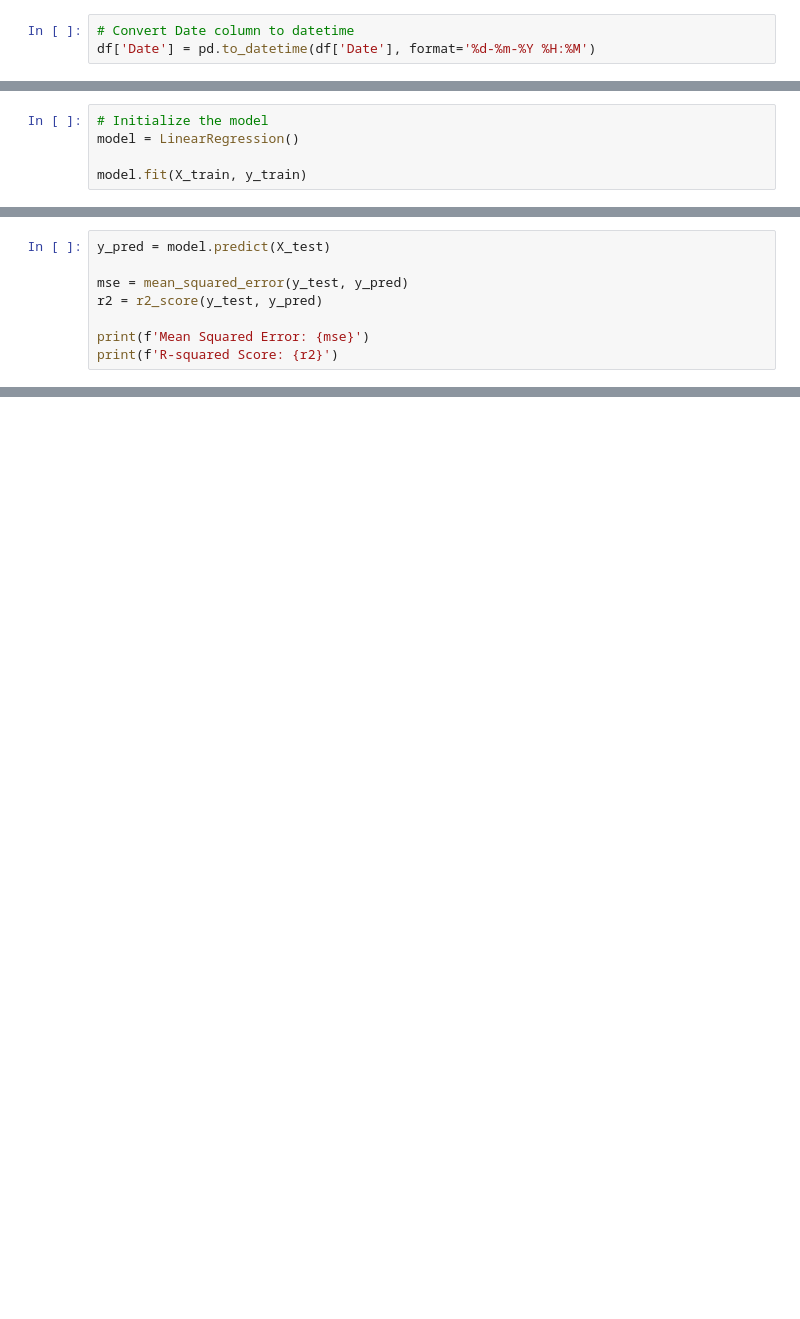
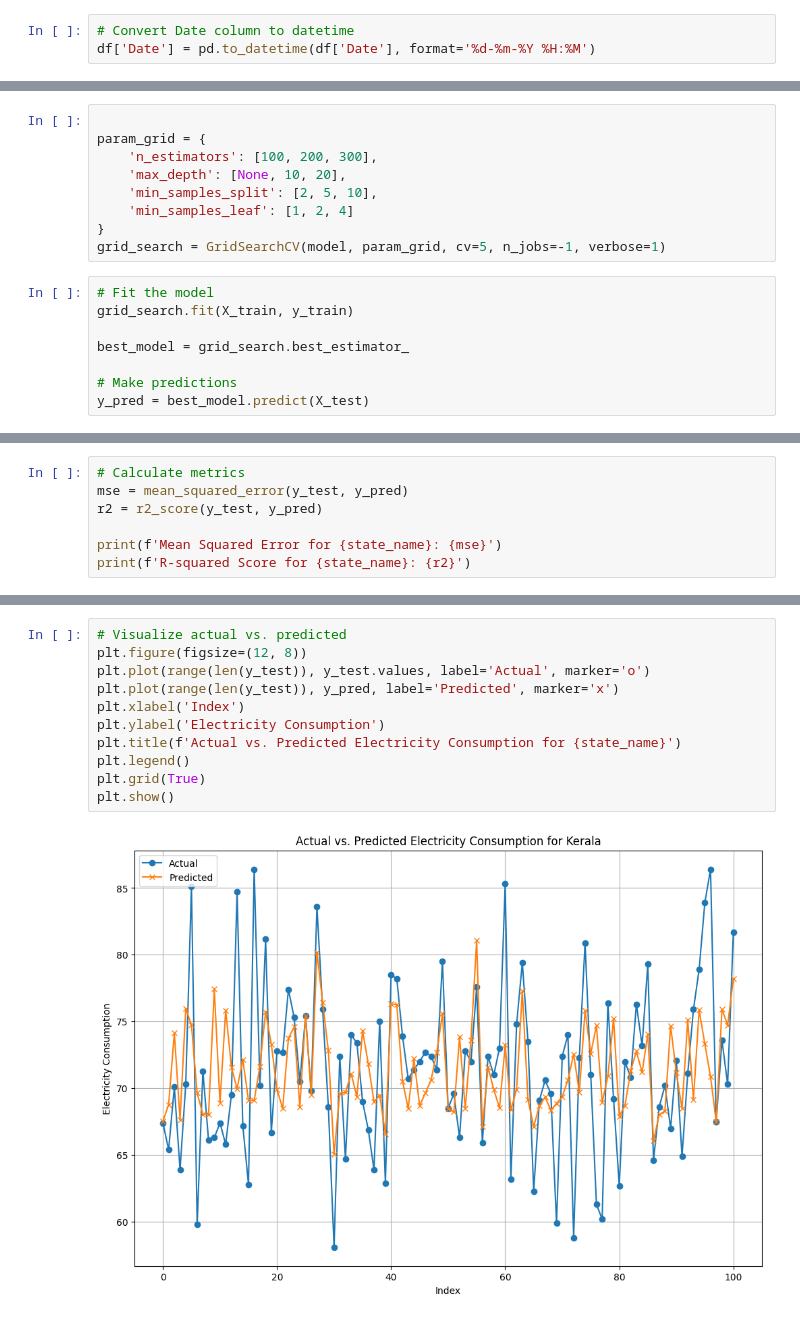
Before and after one commit to yogeshofficial24/Forecasting_Energy_Demand, a Jupyter notebook: main.ipynb, the cells around one changed output, grey strips where cells are left out. Drawn from its saved outputs; the diff is of its cells as text; blank space fills up the shorter version.

```diff
--- a/main.ipynb
+++ b/main.ipynb
@@ -92,5 +28,0 @@ X_train, X_test, y_train, y_test = train_test_split(X, y, test_size=0.2, random_
-# %%
-# Initialize the model
-model = LinearRegression()
-
-model.fit(X_train, y_train)
@@ -98,0 +29,17 @@ LinearRegression()
+# %%
+
+param_grid = {
+    'n_estimators': [100, 200, 300],
+    'max_depth': [None, 10, 20],
+    'min_samples_split': [2, 5, 10],
+    'min_samples_leaf': [1, 2, 4]
+}
+grid_search = GridSearchCV(model, param_grid, cv=5, n_jobs=-1, verbose=1)
+# %%
+# Fit the model
+grid_search.fit(X_train, y_train)
+
+best_model = grid_search.best_estimator_
+
+# Make predictions
+y_pred = best_model.predict(X_test)
@@ -99,9 +48,8 @@ LinearRegression()
 # %%
-y_pred = model.predict(X_test)
-
+# Calculate metrics
 mse = mean_squared_error(y_test, y_pred)
 r2 = r2_score(y_test, y_pred)
 
-print(f'Mean Squared Error: {mse}')
-print(f'R-squared Score: {r2}')
+print(f'Mean Squared Error for {state_name}: {mse}')
+print(f'R-squared Score for {state_name}: {r2}')
 # %% [output]
@@ -125,0 +66,13 @@ Requirement already satisfied: joblib in c:\users\yoges\appdata\local\packages\p
+# %%
+# Visualize actual vs. predicted
+plt.figure(figsize=(12, 8))
+plt.plot(range(len(y_test)), y_test.values, label='Actual', marker='o')
+plt.plot(range(len(y_test)), y_pred, label='Predicted', marker='x')
+plt.xlabel('Index')
+plt.ylabel('Electricity Consumption')
+plt.title(f'Actual vs. Predicted Electricity Consumption for {state_name}')
+plt.legend()
+plt.grid(True)
+plt.show()
+# %% [output]
+[figure, added]
```
Also changed, not shown: parts of 12 cells of this notebook.
